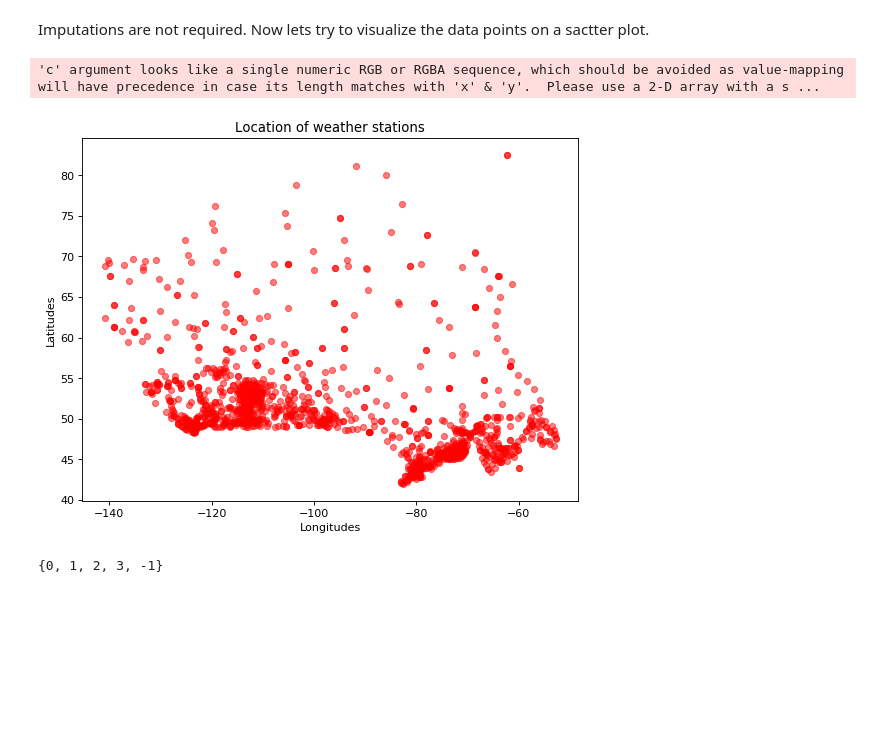
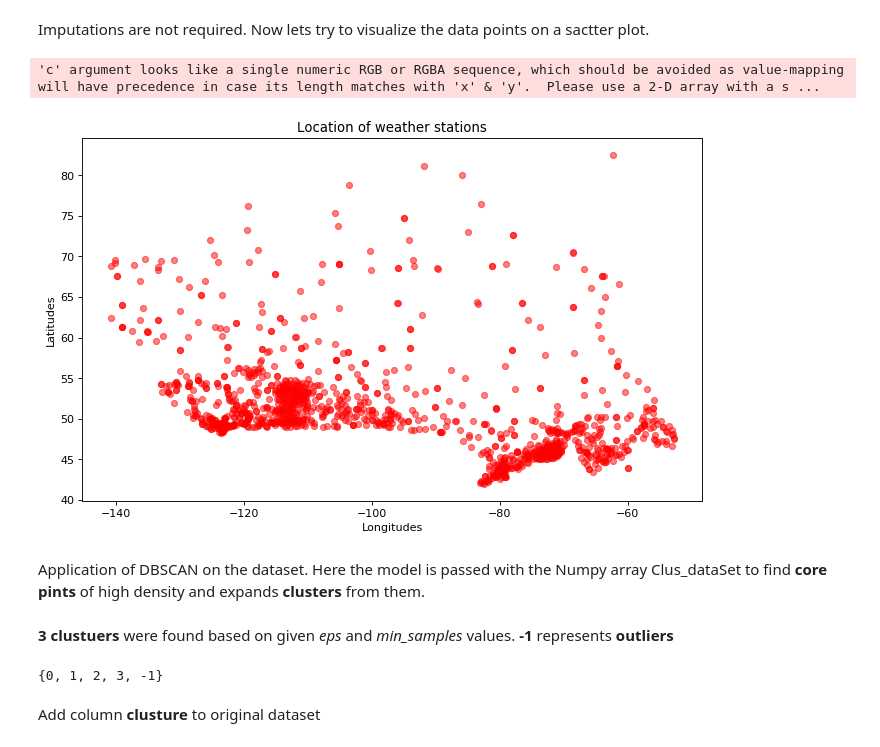
Before and after one commit to Thisun1997/DBSCAN, a Jupyter notebook: DBSCAN.ipynb, the cells around one changed output. Drawn from its saved outputs; the diff is of its cells as text; code cells hidden in the pictures; blank space fills up the shorter version.

```diff
--- a/DBSCAN.ipynb
+++ b/DBSCAN.ipynb
@@ -29,3 +29,7 @@ df.head(5)
 | 3 | DISCOVERY ISLAND | 48.425 | -123.226 | BC | NaN | NaN | NaN | 12.5 | 0.0 | NaN | ... | ... |
 | 4 | DUNCAN KELVIN CREEK | 48.735 | -123.728 | BC | 7.7 | 2.0 | 3.4 | 14.5 | 2.0 | -1.0 | ... | ... |
 5 rows × 25 columns
+# %%
+df = df[pd.notnull(df["Tm"])]
+df = df.reset_index(drop=True)
+df.head(5)
@@ -56,17 +68,19 @@ Long = np.array(new_df['Long'])
 # %%
 import matplotlib.pyplot as plt
 
 colors = (1,0,0)
 
-plt.figure(figsize=(8, 6), dpi=80)
+plt.figure(figsize=(10, 6), dpi=80)
 plt.scatter(Long, Lat, s=30, c=colors, alpha=0.5)
 plt.title('Location of weather stations')
 plt.xlabel('Longitudes')
 plt.ylabel('Latitudes')
 plt.show()
 # %% [output]
 'c' argument looks like a single numeric RGB or RGBA sequence, which should be avoided as value-mapping will have precedence in case its length matches with 'x' & 'y'.  Please use a 2-D array with a s ...
-[figure, old version]
+[figure, new version]
+# %% [markdown]
+Application of DBSCAN on the dataset. Here the model is passed with the Numpy array Clus_dataSet to find <b>core pints</b> of high density and expands <b>clusters</b> from them.
 # %%
 from sklearn.cluster import DBSCAN
 import sklearn.utils
@@ -81,10 +96,14 @@ db = DBSCAN(eps=0.15, min_samples=10).fit(Clus_dataSet)
 core_samples_mask = np.zeros_like(db.labels_, dtype=bool)
 core_samples_mask[db.core_sample_indices_] = True
 labels = db.labels_
+# %% [markdown]
+<b>3 clustuers</b> were found based on given <i>eps</i> and <i>min_samples</i> values. <b>-1</b> represents <b>outliers</b>
 # %%
 print(set(labels))
 # %% [output]
 {0, 1, 2, 3, -1}
+# %% [markdown]
+Add column <b>clusture</b> to original dataset
 # %%
 new_df['clusture'] = labels
 new_df.head()
```
Also changed, not shown: parts of 11 cells of this notebook.
